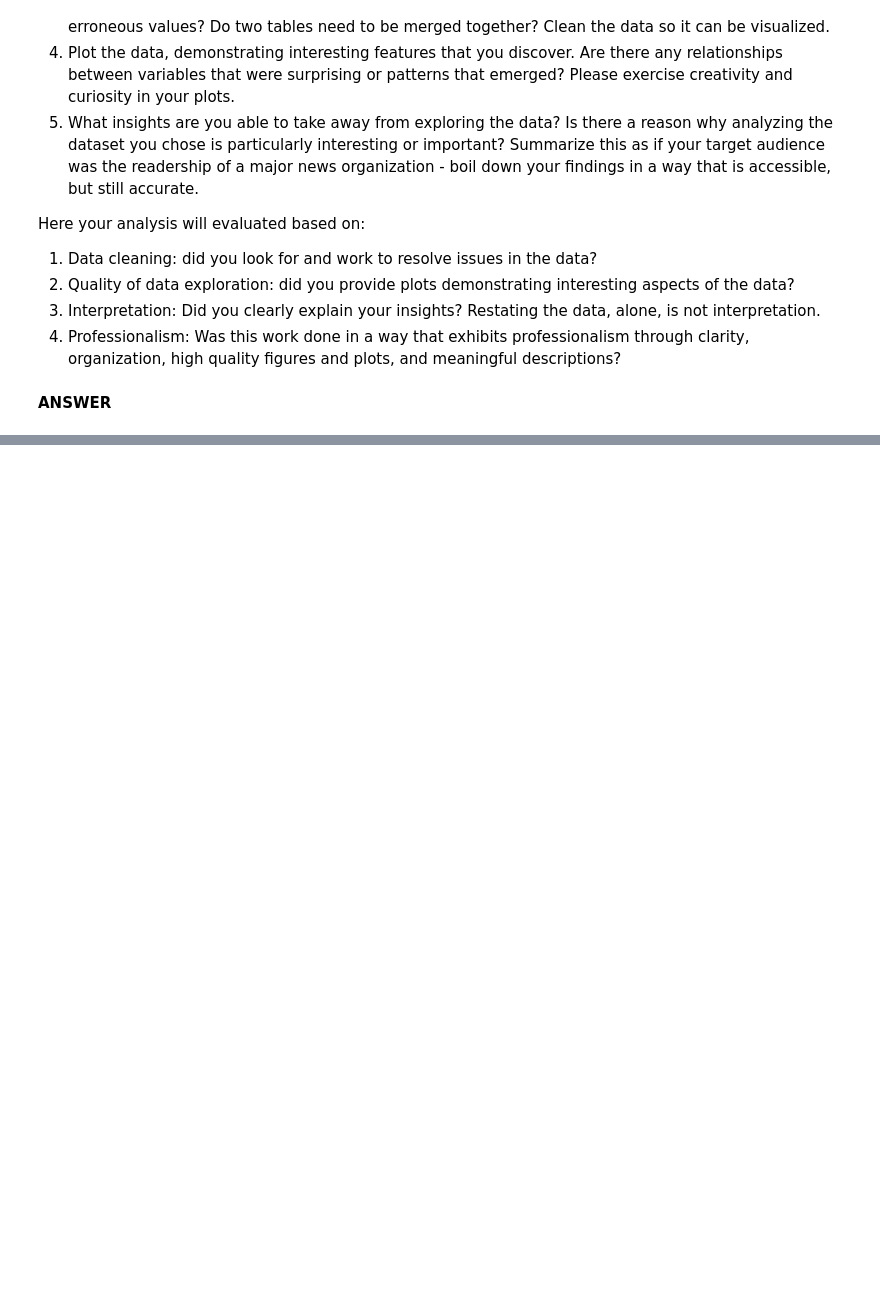
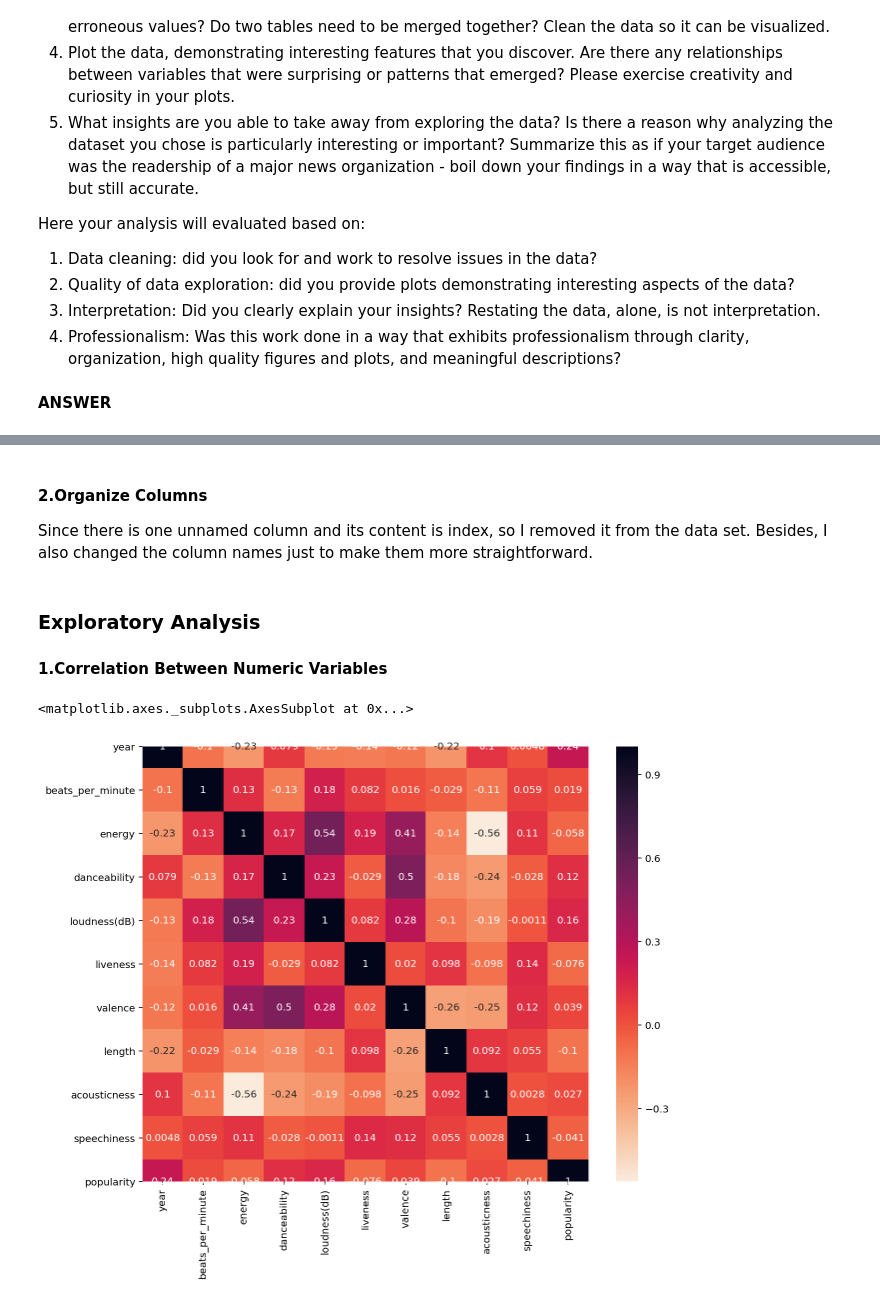
Before and after one commit to kylebradbury/ids705_sp2020, a Jupyter notebook: assignments/Assignment_1.ipynb, the cells around one changed output, grey strips where cells are left out. Drawn from its saved outputs; the diff is of its cells as text; code cells hidden in the pictures; blank space fills up the shorter version.

```diff
--- a/assignments/Assignment_1.ipynb
+++ b/assignments/Assignment_1.ipynb
@@ -279,0 +782,6 @@ Here your analysis will evaluated based on:
+# %%
+import pandas as pd
+import matplotlib.pyplot as plt
+import seaborn as sns
+data = pd.read_excel('./data/top10s.xlsx')
+data.head()
@@ -279,0 +817,19 @@ Here your analysis will evaluated based on:
+# %% [markdown]
+#### 2.Organize Columns
+Since there is one unnamed column and its content is index, so I removed it from the data set. Besides, I also changed the column names just to make them more straightforward.
+# %%
+data.drop('Unnamed: 0', axis=1, inplace = True)
+data.rename(columns = {'top genre': 'top_genre', 'bpm': 'beats_per_minute', 'nrgy': 'energy',
+                       'dnce': 'danceability', 'dB': 'loudness(dB)', 'live': 'liveness',
+                       'val': 'valence', 'dur': 'length', 'acous': 'acousticness',
+                       'spch': 'speechiness', 'pop': 'popularity'}, inplace=True)
+# %% [markdown]
+### Exploratory Analysis
+#### 1.Correlation Between Numeric Variables
+# %%
+%config InlineBackend.figure_format = 'retina' # Makes the plots clear on high-res screens
+plt.figure(figsize=(10,8))
+sns.heatmap(data.corr(), annot=True,cmap = sns.cm.rocket_r)
+# %% [output]
+<matplotlib.axes._subplots.AxesSubplot at 0x...>
+[figure, added]
```
Also changed, not shown: parts of 36 cells of this notebook.
